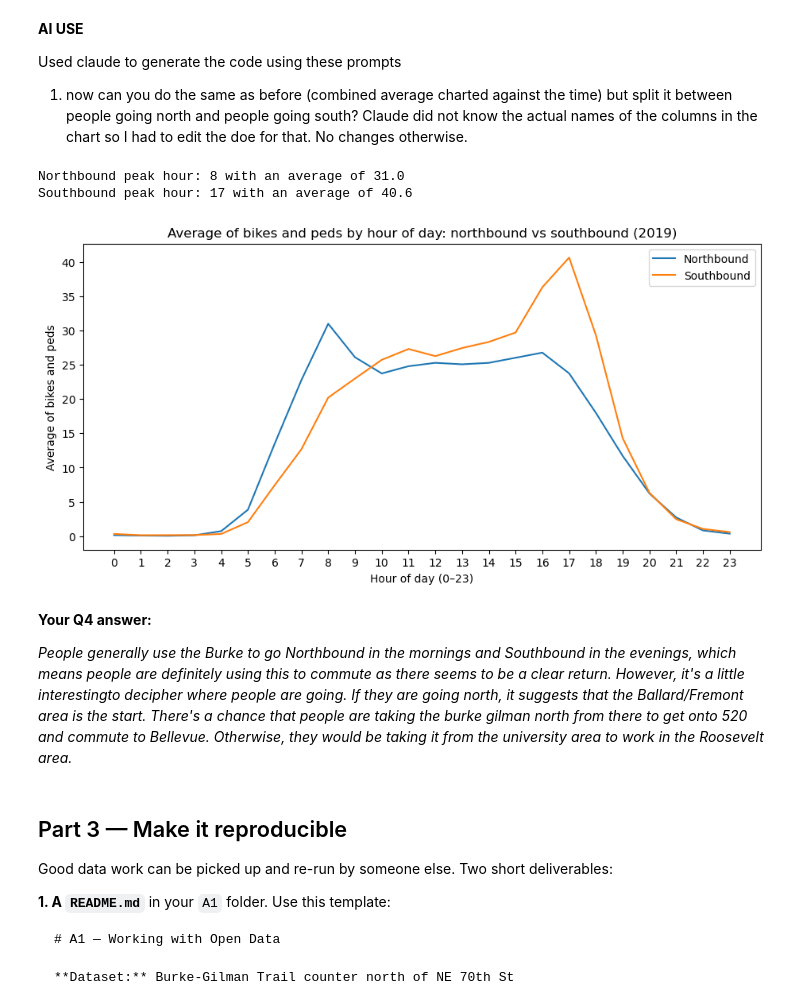
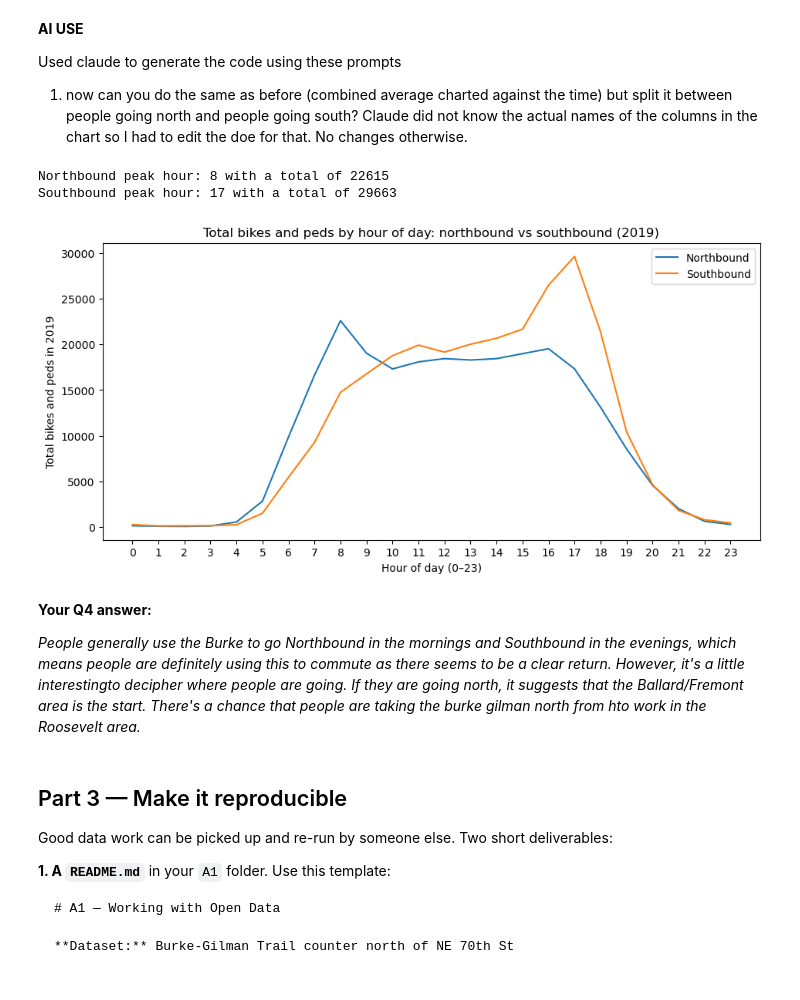
Before and after one commit to dvenka23/hcde-410, a Jupyter notebook: A1/A1.ipynb, the cells around one changed output. Saved outputs shown, nothing was run; the diff lists cells and outputs as text; code cells hidden in the pictures.

```diff
--- a/A1/A1.ipynb
+++ b/A1/A1.ipynb
@@ -237,21 +246,21 @@ This gave the correct chart. We did not need to make any changes.
 weekend_days = ["Saturday", "Sunday", 5, 6]
 df["day_type"] = df["weekday"].apply(lambda d: "Weekend" if d in weekend_days else "Weekday")
 
-# average of bikes and peds for each row
-df["combined_avg"] = (df["bikes"] + df["peds"]) / 2
+# total of bikes and peds for each row
+df["combined_sum"] = df["bikes"] + df["peds"]
 
-# hourly averages for each group
-avg_by_hour = df.groupby(["hour", "day_type"])["combined_avg"].mean().unstack()
+# hourly totals for each group
+sum_by_hour = df.groupby(["hour", "day_type"])["combined_sum"].sum().unstack()
 
 # peak hours
 for day_type in ["Weekday", "Weekend"]:
-    print(f"{day_type} peak hour: {avg_by_hour[day_type].idxmax()} with an average of {round(avg_by_hour[day_type].max(), 1)}")
+    print(f"{day_type} peak hour: {sum_by_hour[day_type].idxmax()} with a total of {sum_by_hour[day_type].max()}")
 
 # plot
-avg_by_hour.plot(figsize=(11, 5))
-plt.title("Average of bikes and peds by hour of day: weekdays vs weekends (2019)")
+sum_by_hour.plot(figsize=(11, 5))
+plt.title("Total bikes and peds by hour of day: weekdays vs weekends (2019)")
 plt.xlabel("Hour of day (0–23)")
-plt.ylabel("Average of bikes and peds")
+plt.ylabel("Total bikes and peds in 2019")
 plt.xticks(range(0, 24))
 plt.legend(title="")
 plt.show()
@@ -276,36 +285,36 @@ Claude did not know the actual names of the columns in the chart so I had to edi
 # %%
 # Your code for Q4
 bike_north, bike_south = "bike_north", "bike_south"
 ped_north, ped_south = "ped_north", "ped_south"
 
-# average of bikes and peds for each direction, per row
-df["north_avg"] = (df[bike_north] + df[ped_north]) / 2
-df["south_avg"] = (df[bike_south] + df[ped_south]) / 2
+# total of bikes and peds for each direction, per row
+df["north_sum"] = df[bike_north] + df[ped_north]
+df["south_sum"] = df[bike_south] + df[ped_south]
 
-# hourly averages
-avg_by_hour = df.groupby("hour")[["north_avg", "south_avg"]].mean()
-avg_by_hour.columns = ["Northbound", "Southbound"]
+# hourly totals
+sum_by_hour = df.groupby("hour")[["north_sum", "south_sum"]].sum()
+sum_by_hour.columns = ["Northbound", "Southbound"]
 
 # peak hours
 for direction in ["Northbound", "Southbound"]:
-    print(f"{direction} peak hour: {avg_by_hour[direction].idxmax()} with an average of {round(avg_by_hour[direction].max(), 1)}")
+    print(f"{direction} peak hour: {sum_by_hour[direction].idxmax()} with a total of {sum_by_hour[direction].max()}")
 
 # plot
-avg_by_hour.plot(figsize=(11, 5))
-plt.title("Average of bikes and peds by hour of day: northbound vs southbound (2019)")
+sum_by_hour.plot(figsize=(11, 5))
+plt.title("Total bikes and peds by hour of day: northbound vs southbound (2019)")
 plt.xlabel("Hour of day (0–23)")
-plt.ylabel("Average of bikes and peds")
+plt.ylabel("Total bikes and peds in 2019")
 plt.xticks(range(0, 24))
 plt.legend(title="")
 plt.show()
 # %% [output]
-Northbound peak hour: 8 with an average of 31.0
-Southbound peak hour: 17 with an average of 40.6
+Northbound peak hour: 8 with a total of 22615
+Southbound peak hour: 17 with a total of 29663
-[figure, old version]
+[figure, new version]
 # %% [markdown]
 **Your Q4 answer:**
 
-*People generally use the Burke to go Northbound in the mornings and Southbound in the evenings, which means people are definitely using this to commute as there seems to be a clear return. However, it's a little interestingto decipher where people are going. If they are going north, it suggests that the Ballard/Fremont area is the start. There's a chance that people are taking the burke gilman north from there to get onto 520 and commute to Bellevue. Otherwise, they would be taking it from the university area to work in the Roosevelt area.*
+*People generally use the Burke to go Northbound in the mornings and Southbound in the evenings, which means people are definitely using this to commute as there seems to be a clear return. However, it's a little interestingto decipher where people are going. If they are going north, it suggests that the Ballard/Fremont area is the start. There's a chance that people are taking the burke gilman north from hto work in the Roosevelt area.*
 # %% [markdown]
 ## Part 3 — Make it reproducible
 
```
Also changed, not shown: parts of 8 cells of this notebook.
